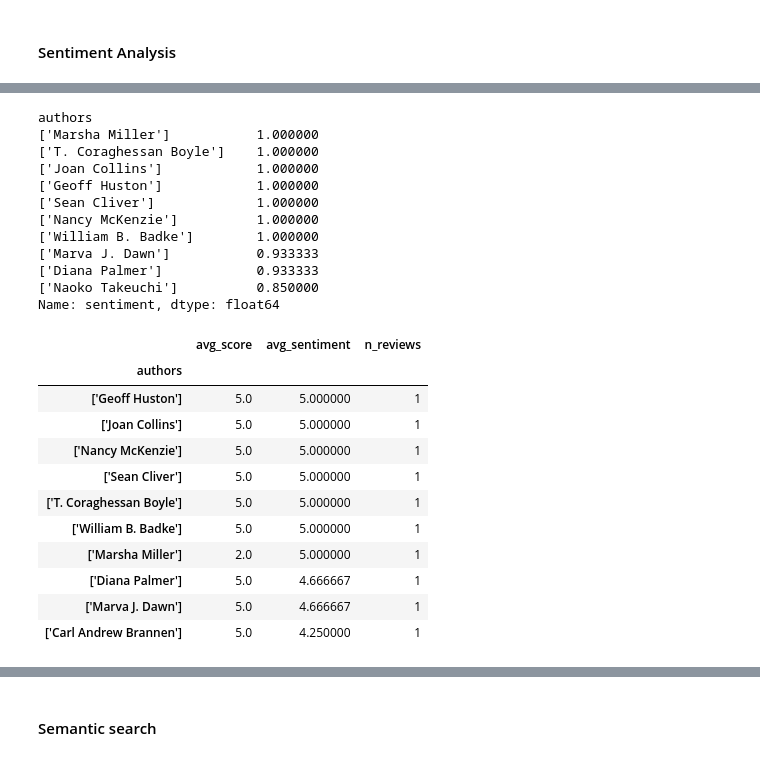
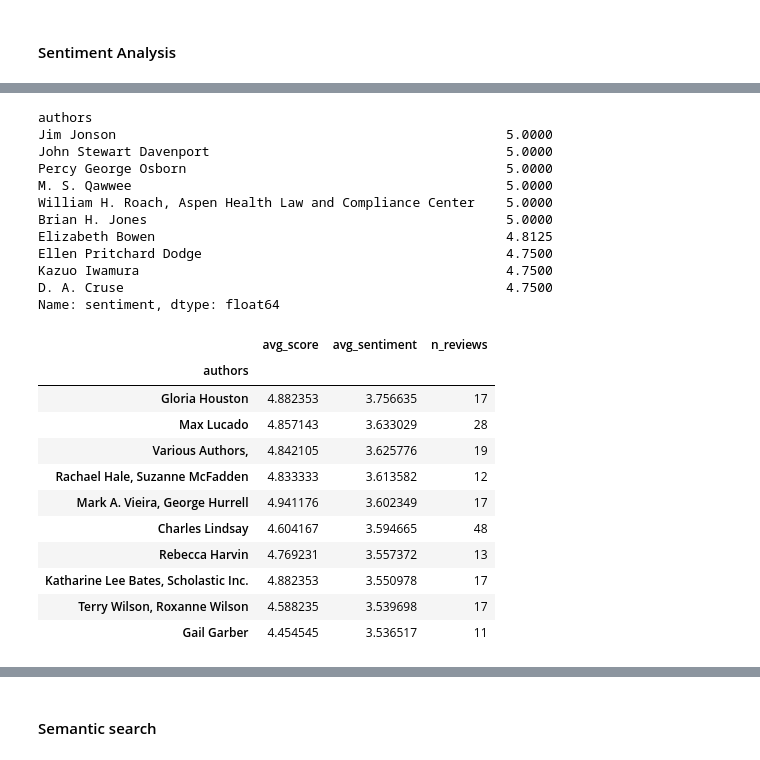
Before and after one commit to FilipePIN/books_data_analysis, a Jupyter notebook: notebooks/exploration.ipynb, the cells around one changed output, grey strips where cells are left out. Drawn from its saved outputs; the diff is of its cells as text; code cells hidden in the pictures.

```diff
--- a/notebooks/exploration.ipynb
+++ b/notebooks/exploration.ipynb
@@ -231,45 +236,46 @@ Name: sentiment, dtype: float64
 # %%
 # best scored authors
 
-df_merged_2 = df_reviews.merge(df_books[["Title", "authors", "categories"]], on="Title", how="left")
+# df_merged_2 = df_reviews.merge(df_books[["Title", "authors", "categories"]], on="Title", how="left")
+df_merged_2 = pd.read_csv("../data/processed/processed_reviews.csv", nrows=100000)
 author_sentiment = df_merged_2.groupby("authors")["sentiment"].mean()
 author_sentiment.sort_values(ascending=False).head(10)
 # %% [output]
 authors
-['Marsha Miller']           1.000000
-['T. Coraghessan Boyle']    1.000000
-['Joan Collins']            1.000000
-['Geoff Huston']            1.000000
-['Sean Cliver']             1.000000
-['Nancy McKenzie']          1.000000
-['William B. Badke']        1.000000
-['Marva J. Dawn']           0.933333
-['Diana Palmer']            0.933333
-['Naoko Takeuchi']          0.850000
+Jim Jonson                                                  5.0000
+John Stewart Davenport                                      5.0000
+Percy George Osborn                                         5.0000
+M. S. Qawwee                                                5.0000
+William H. Roach, Aspen Health Law and Compliance Center    5.0000
+Brian H. Jones                                              5.0000
+Elizabeth Bowen                                             4.8125
+Ellen Pritchard Dodge                                       4.7500
+Kazuo Iwamura                                               4.7500
+D. A. Cruse                                                 4.7500
 Name: sentiment, dtype: float64
 # %%
 # best scored authors
 
-df_merged_2['sentiment'] = df_merged_2['sentiment']*5
-
-df_merged_2.groupby("authors").agg(
+df_authors = df_merged_2.groupby("authors").agg(
     avg_score=("score", "mean"),
     avg_sentiment=("sentiment", "mean"),
     n_reviews=("score", "count")
-).sort_values(
+)
+
+df_authors[df_authors["n_reviews"] > 10].sort_values(
     by=["avg_sentiment", "avg_score", "n_reviews"],
     ascending=[False, False, False]
 ).head(10)
 # %% [output]
 |  | avg_score | avg_sentiment | n_reviews |
 | authors |  |  |  |
-| ['Geoff Huston'] | 5.0 | 5.000000 | 1 |
-| ['Joan Collins'] | 5.0 | 5.000000 | 1 |
-| ['Nancy McKenzie'] | 5.0 | 5.000000 | 1 |
-| ['Sean Cliver'] | 5.0 | 5.000000 | 1 |
-| ['T. Coraghessan Boyle'] | 5.0 | 5.000000 | 1 |
-| ['William B. Badke'] | 5.0 | 5.000000 | 1 |
-| ['Marsha Miller'] | 2.0 | 5.000000 | 1 |
-| ['Diana Palmer'] | 5.0 | 4.666667 | 1 |
-| ['Marva J. Dawn'] | 5.0 | 4.666667 | 1 |
-| ['Carl Andrew Brannen'] | 5.0 | 4.250000 | 1 |
+| Gloria Houston | 4.882353 | 3.756635 | 17 |
+| Max Lucado | 4.857143 | 3.633029 | 28 |
+| Various Authors, | 4.842105 | 3.625776 | 19 |
+| Rachael Hale, Suzanne McFadden | 4.833333 | 3.613582 | 12 |
+| Mark A. Vieira, George Hurrell | 4.941176 | 3.602349 | 17 |
+| Charles Lindsay | 4.604167 | 3.594665 | 48 |
+| Rebecca Harvin | 4.769231 | 3.557372 | 13 |
+| Katharine Lee Bates, Scholastic Inc. | 4.882353 | 3.550978 | 17 |
+| Terry Wilson, Roxanne Wilson | 4.588235 | 3.539698 | 17 |
+| Gail Garber | 4.454545 | 3.536517 | 11 |
```
Also changed, not shown: parts of 12 cells of this notebook, 2 other files.
